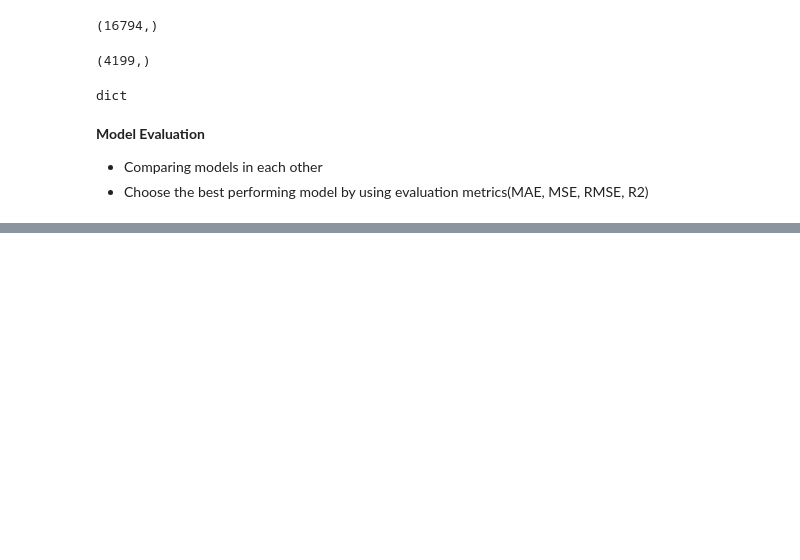
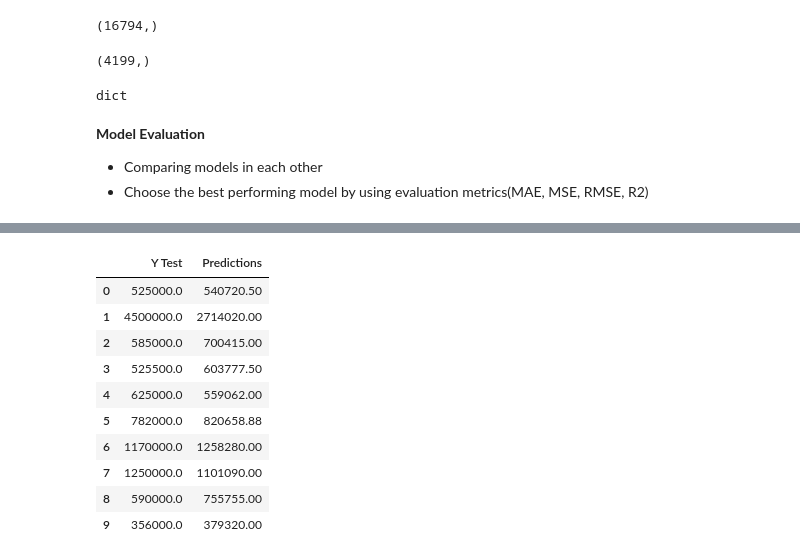
Before and after one commit to gr-uzun/melbourne-housing, a Jupyter notebook: melbourne_housing_project.ipynb, the cells around one changed output, grey strips where cells are left out. Cells and saved outputs as stored; diff of their text form; code cells hidden in the pictures; blank space fills up the shorter version.

```diff
--- a/melbourne_housing_project.ipynb
+++ b/melbourne_housing_project.ipynb
@@ -580,0 +594,18 @@ Root Mean Squared Error: 497189.86320606386
+# %%
+# RandomForestRegressor has max R2 Score
+
+comparison = pd.DataFrame({"Y Test": y_test[0:10].values,
+                         "Predictions": models_dict["RandomForestRegressor"]["y_preds"][0:10]})
+comparison
+# %% [output]
+|  | Y Test | Predictions |
+| 0 | 525000.0 | 540720.50 |
+| 1 | 4500000.0 | 2714020.00 |
+| 2 | 585000.0 | 700415.00 |
+| 3 | 525500.0 | 603777.50 |
+| 4 | 625000.0 | 559062.00 |
+| 5 | 782000.0 | 820658.88 |
+| 6 | 1170000.0 | 1258280.00 |
+| 7 | 1250000.0 | 1101090.00 |
+| 8 | 590000.0 | 755755.00 |
+| 9 | 356000.0 | 379320.00 |
```
Also changed, not shown: parts of 3 cells of this notebook.
